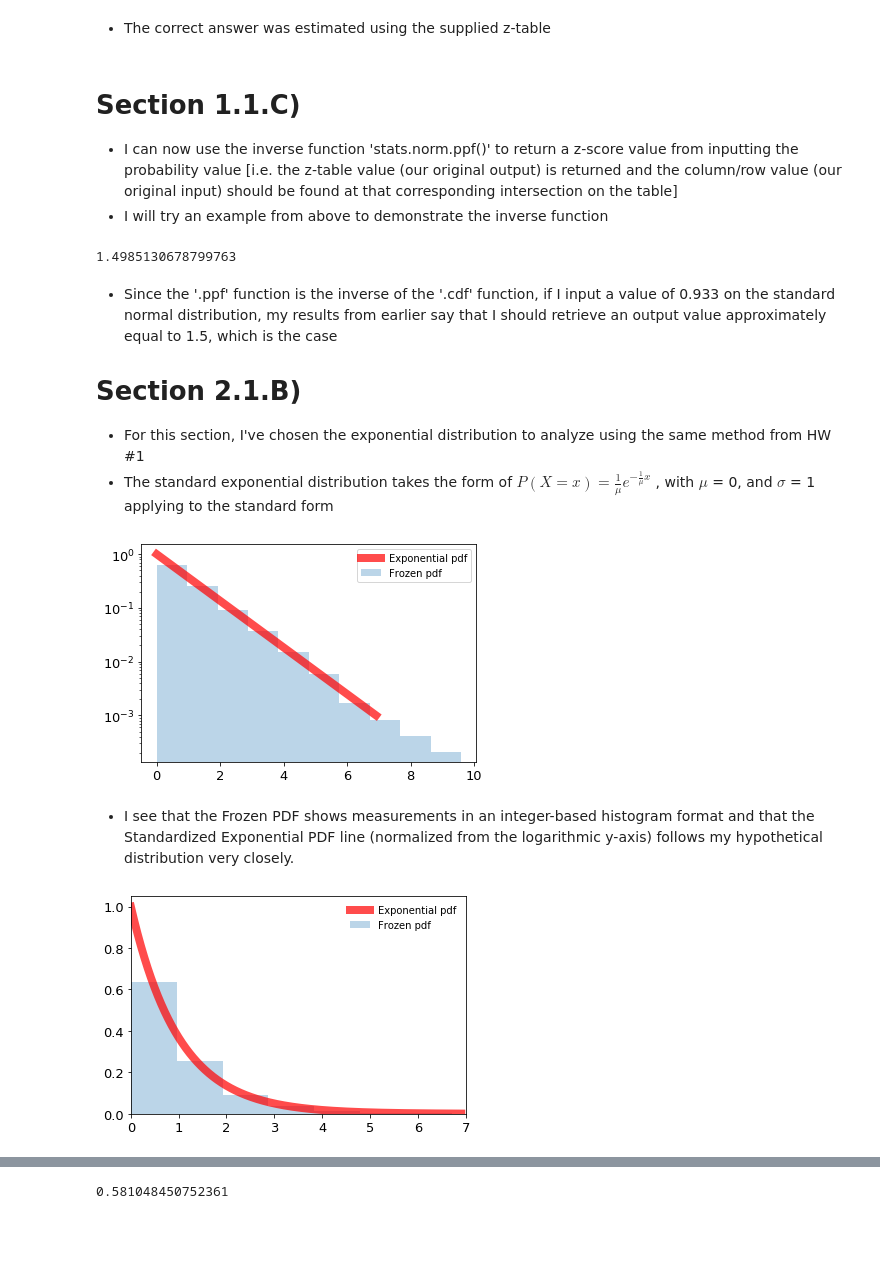
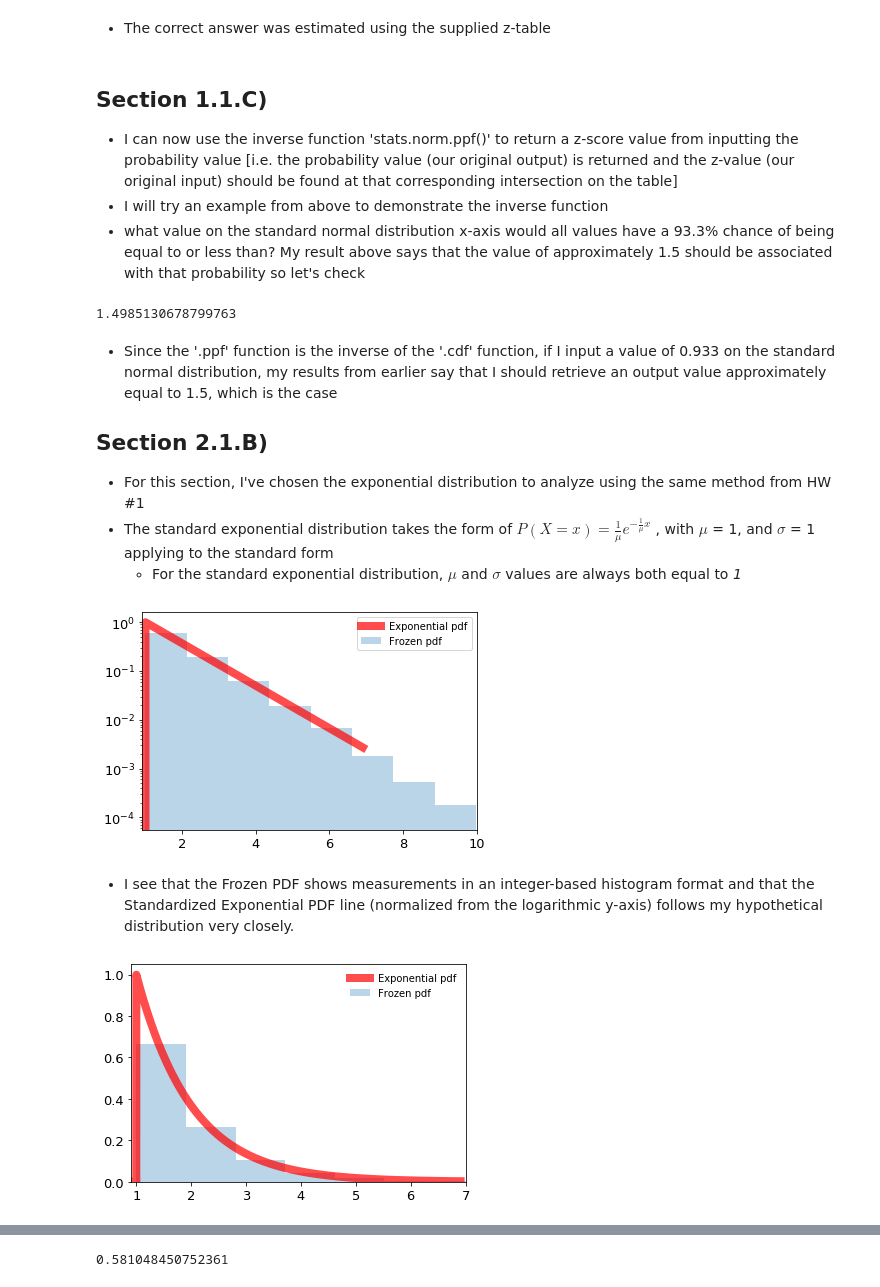
Before and after one commit to jbc1216/434-Portfolio, a Jupyter notebook: Finch-Carr-Lab01.ipynb, the cells around one changed output, grey strips where cells are left out. Cells and saved outputs as stored; diff of their text form; code cells hidden in the pictures; blank space fills up the shorter version.

```diff
--- a/Finch-Carr-Lab01.ipynb
+++ b/Finch-Carr-Lab01.ipynb
@@ -28,9 +29,10 @@ stats.norm.cdf(1.5, loc = 0, scale = 1)
 # %% [markdown]
 - The correct answer was estimated using the supplied z-table
 # %% [markdown]
-# Section 1.1.C)
-- I can now use the inverse function 'stats.norm.ppf()' to return a z-score value from inputting the probability value [i.e. the z-table value (our original output) is returned and the column/row value (our original input) should be found at that corresponding intersection on the table]
+## Section 1.1.C)
+- I can now use the inverse function 'stats.norm.ppf()' to return a z-score value from inputting the probability value [i.e. the probability value (our original output) is returned and the z-value (our original input) should be found at that corresponding intersection on the table]
  - I will try an example from above to demonstrate the inverse function
+ - what value on the standard normal distribution x-axis would all values have a 93.3% chance of being equal to or less than? My result above says that the value of approximately 1.5 should be associated with that probability so let's check
 # %%
 stats.norm.ppf(0.933, loc = 0, scale = 1)
 # %% [output]
@@ -38,31 +40,33 @@ stats.norm.ppf(0.933, loc = 0, scale = 1)
 # %% [markdown]
 - Since the '.ppf' function is the inverse of the '.cdf' function, if I input a value of 0.933 on the standard normal distribution, my results from earlier say that I should retrieve an output value approximately equal to 1.5, which is the case
 
-# Section 2.1.B)
+## Section 2.1.B)
 - For this section, I've chosen the exponential distribution to analyze using the same method from HW #1
-- The standard exponential distribution takes the form of $P(X=x)=\frac{1}{\mu}e^{-\frac{1}{\mu}x}$ , with $\mu$ = 0, and $\sigma$ = 1 applying to the standard form
+- The standard exponential distribution takes the form of $P(X=x)=\frac{1}{\mu}e^{-\frac{1}{\mu}x}$ , with $\mu$ = 1, and $\sigma$ = 1 applying to the standard form
+  - For the standard exponential distribution, $\mu$ and $\sigma$ values are always both equal to *1*
 # %%
 # Let's set up a plot to compare a standard exponential distribution to a histogram of discrete outcomes using the same parameters
 fig, ax = plt.subplots(1, 1)
 plt.yscale('log')
 
 plt.tick_params(labelsize = 13)
 
 # Let's create an x-axis that we can plot our results on
 x = np.linspace(stats.expon.ppf(0.001),
-               stats.expon.ppf(.999), 100000)
+               stats.expon.ppf(.999), 10000)
 
 # Now let's plot the results of the exponential distribution against its input x-values
-ax.plot(x, stats.expon.pdf(x),
+ax.plot(x, stats.expon.pdf(x, loc = 1, scale = 1),
        'r-', lw=8, alpha=.7, label='Exponential pdf')
 
 # Let's create a function that exponentially distributes every value in x individually (discretely)
-r = stats.expon.rvs(scale=1, loc=0, size=10000)
+r = stats.expon.rvs(scale=1, loc=1, size=10000)
 ax.hist(r, density=True, histtype='stepfilled', alpha=0.3, label="Frozen pdf")
 ax.legend(loc=1, frameon=True)
+plt.xlim(.9, 10)
 plt.show()
 # %% [output]
-[figure, old version]
+[figure, new version]
 # %% [markdown]
 - I see that the Frozen PDF shows measurements in an integer-based histogram format and that the Standardized Exponential PDF line (normalized from the logarithmic y-axis) follows my hypothetical distribution very closely.
 # %%
@@ -70,16 +74,15 @@ fig, ax = plt.subplots(1, 1)
 
 plt.tick_params(labelsize = 13)
 
-
-ax.plot(x, stats.expon.pdf(x),
+ax.plot(x, stats.expon.pdf(x, scale = 1, loc = 1),
        'r-', lw=8, alpha=.7, label='Exponential pdf')
 
 ax.hist(r, density=True, histtype='stepfilled', alpha=0.3, label='Frozen pdf')
-ax.legend(loc=1, frameon=False)
-plt.xlim([0,7])
+ax.legend(loc='best', frameon=False)
+plt.xlim([0.9,7])
 plt.show()
 # %% [output]
-[figure, old version]
+[figure, new version]
 # %% [markdown]
 - This is the same data plot using a linear y-axis
 - I can see that either way I plot the standard exponential distribution and my hypothetical distribution regarding the y-axis, they match each other quite well.
```
Also changed, not shown: parts of 11 cells of this notebook.
